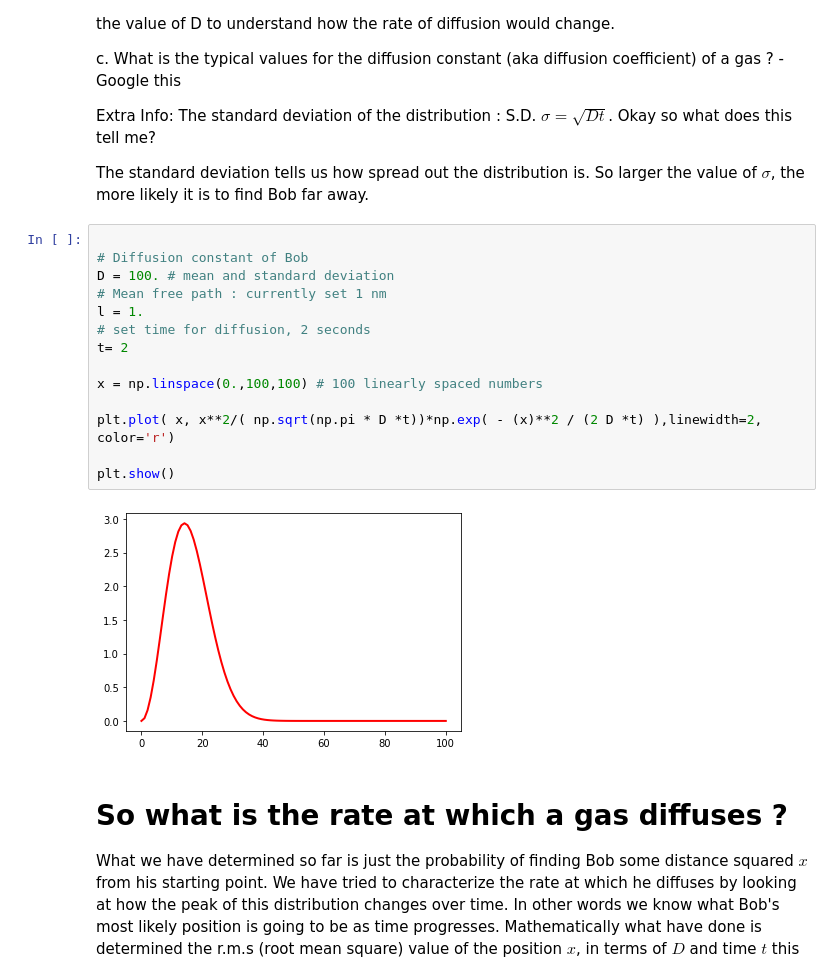
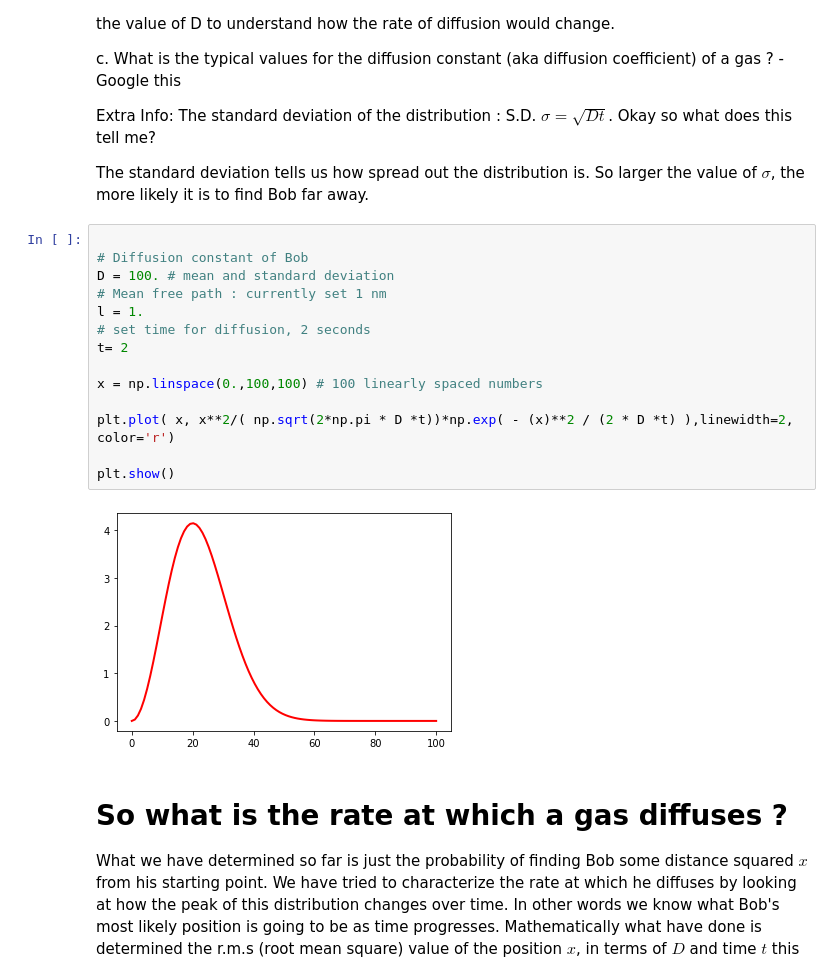
Before and after one commit to lbcphysics/random_walk_and_diffusion, a Jupyter notebook: quantum_random_walk.ipynb, the cells around one changed output. Saved outputs shown, nothing was run; the diff lists cells and outputs as text.

```diff
--- a/quantum_random_walk.ipynb
+++ b/quantum_random_walk.ipynb
@@ -407,19 +407,19 @@ The standard deviation tells us how spread out the distribution is. So larger th
 # %%
 
 # Diffusion constant of Bob
 D = 100. # mean and standard deviation
 # Mean free path : currently set 1 nm
 l = 1.
 # set time for diffusion, 2 seconds
 t= 2
 
 x = np.linspace(0.,100,100) # 100 linearly spaced numbers
 
-plt.plot( x, x**2/( np.sqrt(np.pi * D *t))*np.exp( - (x)**2 / (2 D *t) ),linewidth=2, color='r')
+plt.plot( x, x**2/( np.sqrt(2*np.pi * D *t))*np.exp( - (x)**2 / (2 * D *t) ),linewidth=2, color='r')
 
 plt.show()
 # %% [output]
-[figure, old version]
+[figure, new version]
 # %% [markdown]
 # So what is the rate at which a gas diffuses ?
 What we have determined so far is just the probability of finding Bob some distance squared $x$ from his starting point.
```
